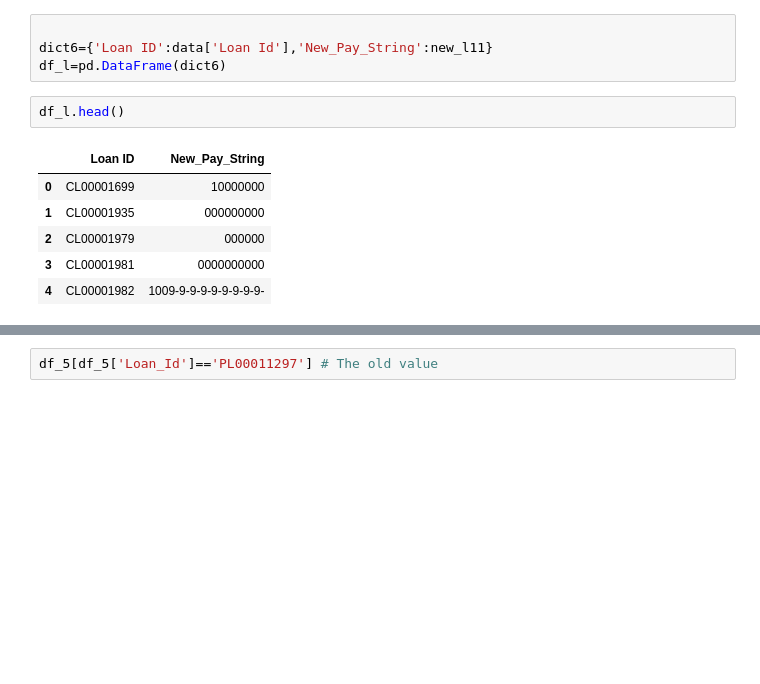
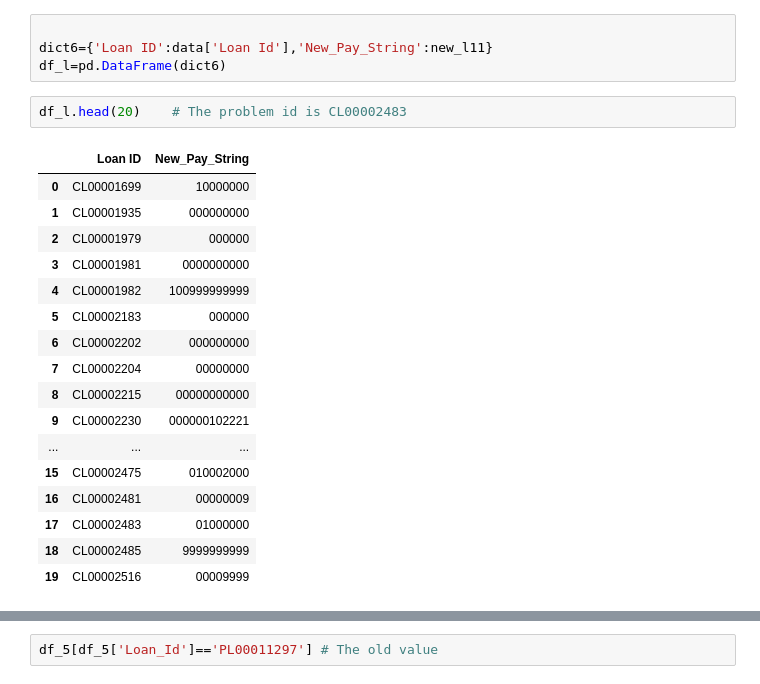
Before and after one commit to paragnayak/Data-Science, a Jupyter notebook: EMI_Date_Tracker.ipynb, the cells around one changed output, grey strips where cells are left out. Drawn from its saved outputs; the diff is of its cells as text; blank space fills up the shorter version.

```diff
--- a/EMI_Date_Tracker.ipynb
+++ b/EMI_Date_Tracker.ipynb
@@ -798,12 +895,23 @@ for i in range(len(data)):
 
 dict6={'Loan ID':data['Loan Id'],'New_Pay_String':new_l11}
 df_l=pd.DataFrame(dict6)
-# %%
-df_l.head()
-# %% [output]
-|  | Loan ID | New_Pay_String |
-| 0 | CL00001699 | 10000000 |
-| 1 | CL00001935 | 000000000 |
-| 2 | CL00001979 | 000000 |
-| 3 | CL00001981 | 0000000000 |
-| 4 | CL00001982 | 1009-9-9-9-9-9-9-9-9- |
+# %%
+df_l.head(20)    # The problem id is CL00002483
+# %% [output]
+|  | Loan ID | New_Pay_String |
+| 0 | CL00001699 | 10000000 |
+| 1 | CL00001935 | 000000000 |
+| 2 | CL00001979 | 000000 |
+| 3 | CL00001981 | 0000000000 |
+| 4 | CL00001982 | 100999999999 |
+| 5 | CL00002183 | 000000 |
+| 6 | CL00002202 | 000000000 |
+| 7 | CL00002204 | 00000000 |
+| 8 | CL00002215 | 00000000000 |
+| 9 | CL00002230 | 000000102221 |
+| ... | ... | ... |
+| 15 | CL00002475 | 010002000 |
+| 16 | CL00002481 | 00000009 |
+| 17 | CL00002483 | 01000000 |
+| 18 | CL00002485 | 9999999999 |
+| 19 | CL00002516 | 00009999 |
```
Also changed, not shown: parts of 41 cells of this notebook.
